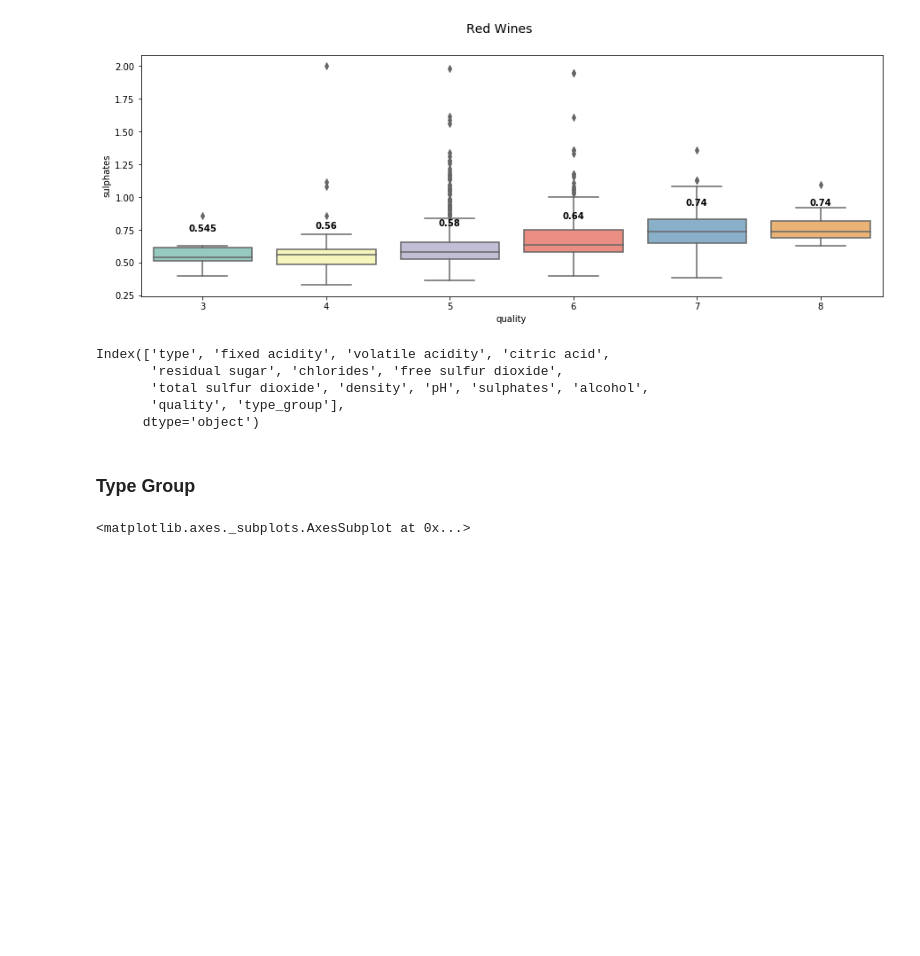
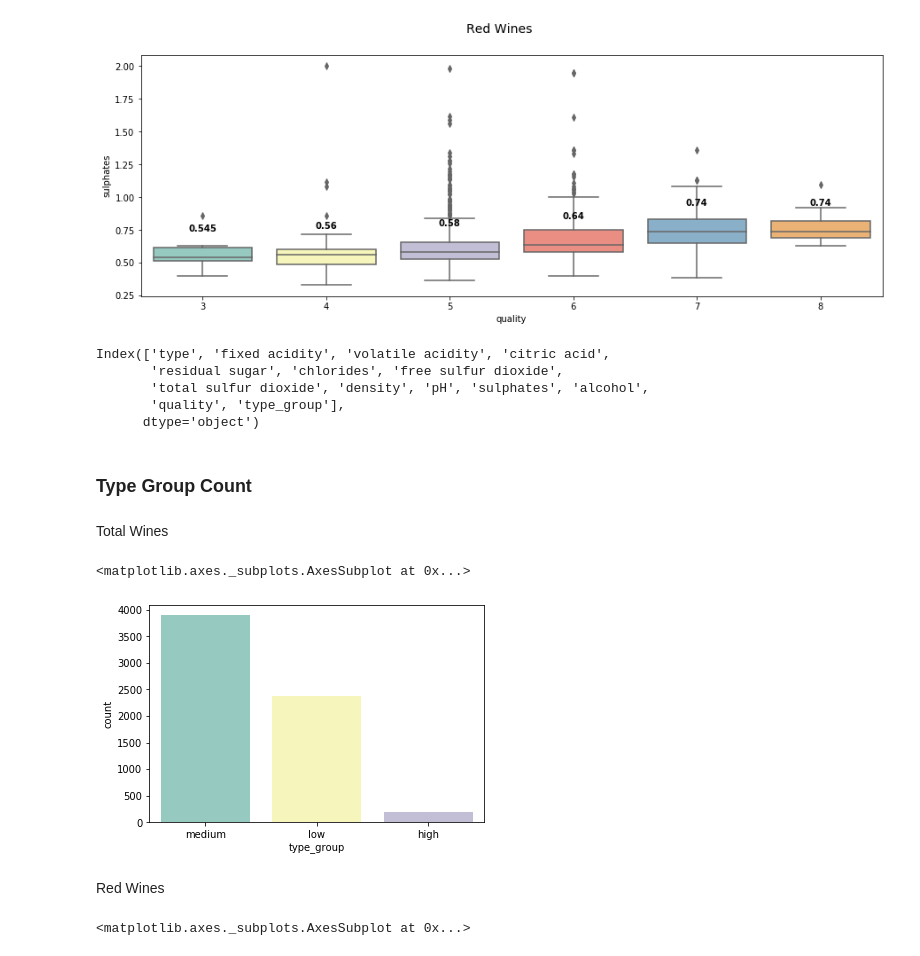
Before and after one commit to emilia329/WineFun, a Jupyter notebook: WineEDA.ipynb, the cells around one changed output. Drawn from its saved outputs; the diff is of its cells as text; code cells hidden in the pictures; blank space fills up the shorter version.

```diff
--- a/WineEDA.ipynb
+++ b/WineEDA.ipynb
@@ -238,7 +238,17 @@ Index(['type', 'fixed acidity', 'volatile acidity', 'citric acid',
        'quality', 'type_group'],
       dtype='object')
 # %% [markdown]
-### Type Group
+### Type Group Count
+# %% [markdown]
+Total Wines
+# %%
+
+sns.countplot(x= 'type_group', data=wine, palette ='Set3')
+# %% [output]
+<matplotlib.axes._subplots.AxesSubplot at 0x...>
+[figure, added]
+# %% [markdown]
+Red Wines
 # %%
 sns.countplot(x= 'type_group', data=red, palette ='Set3')
 # %% [output]
```
Also changed, not shown: parts of 2 cells of this notebook.
